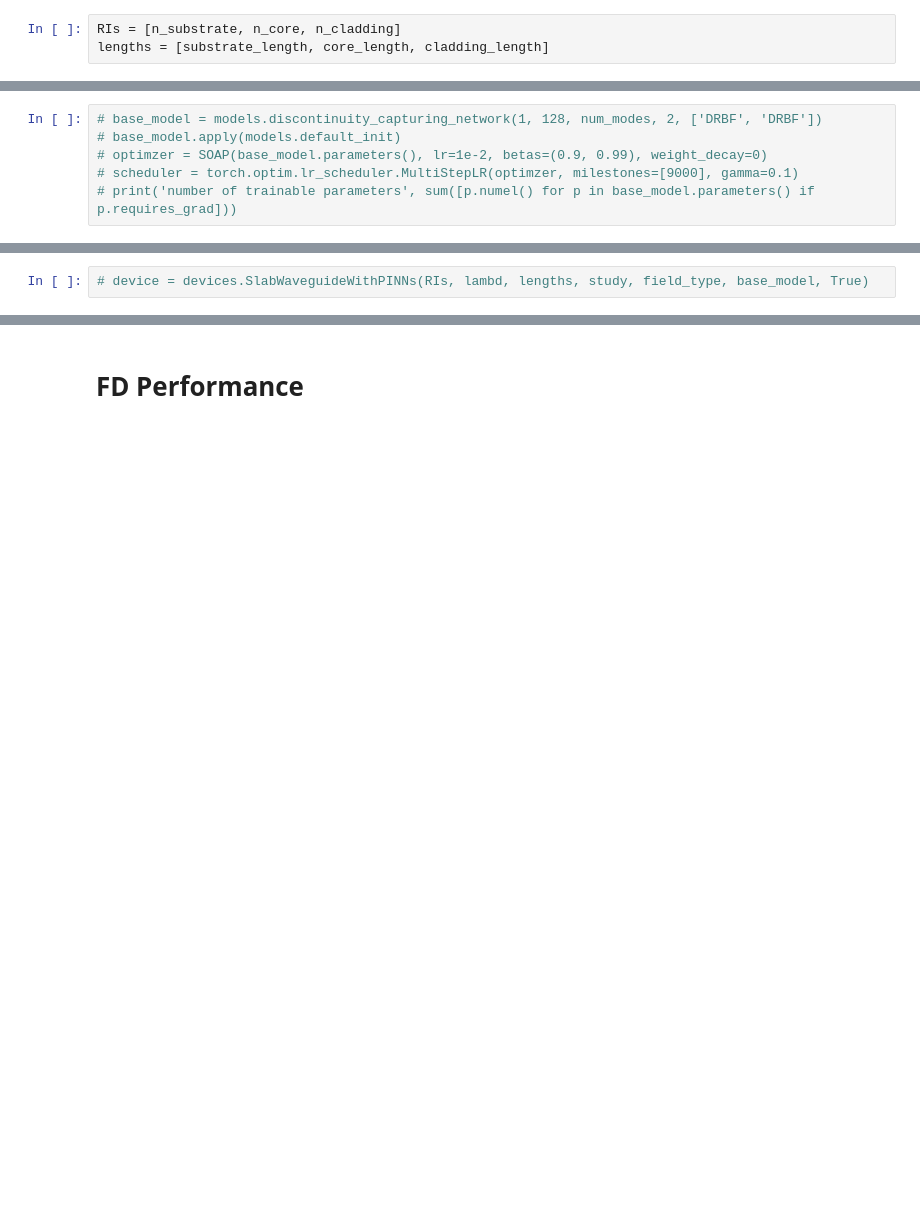
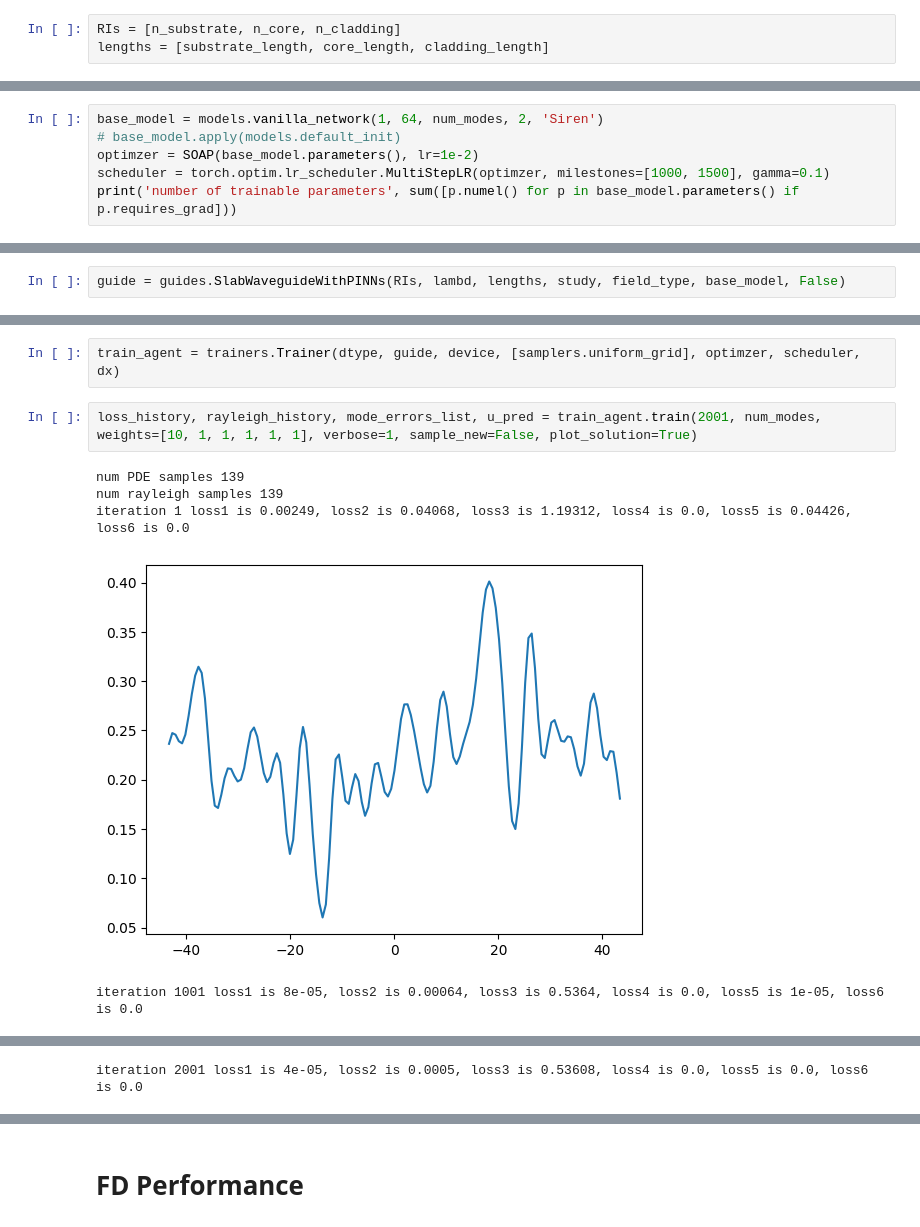
Before and after one commit to amrShares/a-stable-PGNN, a Jupyter notebook: notebooks/Slab E-filed formulation demonstration 01 TE.ipynb, the cells around one changed output, grey strips where cells are left out. Saved outputs shown, nothing was run; the diff lists cells and outputs as text; blank space fills up the shorter version.

```diff
--- a/notebooks/Slab E-filed formulation demonstration 01 TE.ipynb
+++ b/notebooks/Slab E-filed formulation demonstration 01 TE.ipynb
@@ -70,6 +47,6 @@ num_modes = 3
 # %%
-# base_model = models.discontinuity_capturing_network(1, 128, num_modes, 2, ['DRBF', 'DRBF'])
+base_model = models.vanilla_network(1, 64, num_modes, 2, 'Siren')
 # base_model.apply(models.default_init)
-# optimzer = SOAP(base_model.parameters(), lr=1e-2, betas=(0.9, 0.99), weight_decay=0)
-# scheduler = torch.optim.lr_scheduler.MultiStepLR(optimzer, milestones=[9000], gamma=0.1)
-# print('number of trainable parameters', sum([p.numel() for p in base_model.parameters() if p.requires_grad]))
+optimzer = SOAP(base_model.parameters(), lr=1e-2)
+scheduler = torch.optim.lr_scheduler.MultiStepLR(optimzer, milestones=[1000, 1500], gamma=0.1)
+print('number of trainable parameters', sum([p.numel() for p in base_model.parameters() if p.requires_grad]))
@@ -85,2 +55,2 @@ num_modes = 3
 # %%
-# device = devices.SlabWaveguideWithPINNs(RIs, lambd, lengths, study, field_type, base_model, True)
+guide = guides.SlabWaveguideWithPINNs(RIs, lambd, lengths, study, field_type, base_model, False)
@@ -131,0 +57,10 @@ iteration 2001 loss1 is 0.00092, loss2 is 8e-05, loss3 is 0.00015, loss4 is 0.0,
+# %%
+train_agent = trainers.Trainer(dtype, guide, device, [samplers.uniform_grid], optimzer, scheduler, dx)
+# %%
+loss_history, rayleigh_history, mode_errors_list, u_pred = train_agent.train(2001, num_modes, weights=[10, 1, 1, 1, 1, 1], verbose=1, sample_new=False, plot_solution=True)
+# %% [output]
+num PDE samples 139
+num rayleigh samples 139
+iteration 1 loss1 is 0.00249, loss2 is 0.04068, loss3 is 1.19312, loss4 is 0.0, loss5 is 0.04426, loss6 is 0.0
+[figure, added]
+iteration 1001 loss1 is 8e-05, loss2 is 0.00064, loss3 is 0.5364, loss4 is 0.0, loss5 is 1e-05, loss6 is 0.0
@@ -131,0 +68 @@ iteration 2001 loss1 is 0.00092, loss2 is 8e-05, loss3 is 0.00015, loss4 is 0.0,
+iteration 2001 loss1 is 4e-05, loss2 is 0.0005, loss3 is 0.53608, loss4 is 0.0, loss5 is 0.0, loss6 is 0.0
```
Also changed, not shown: parts of 32 cells of this notebook, 46 other files.
